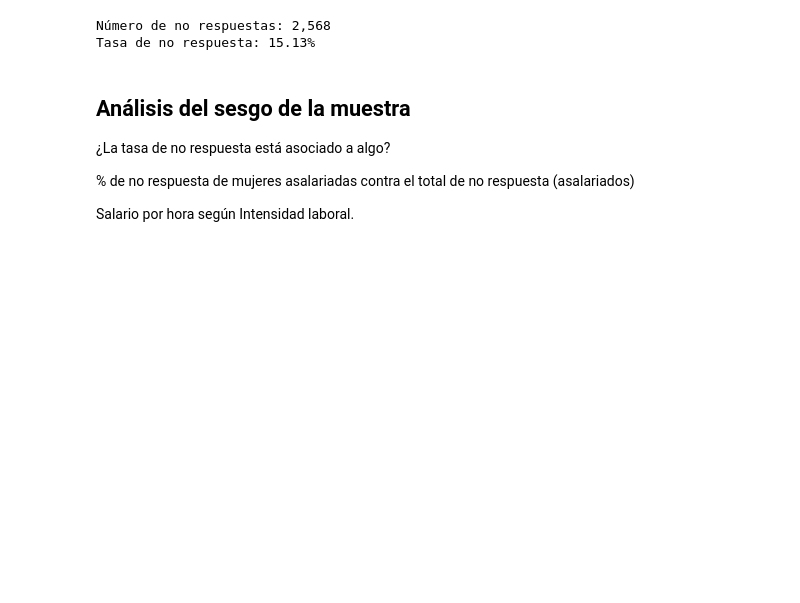
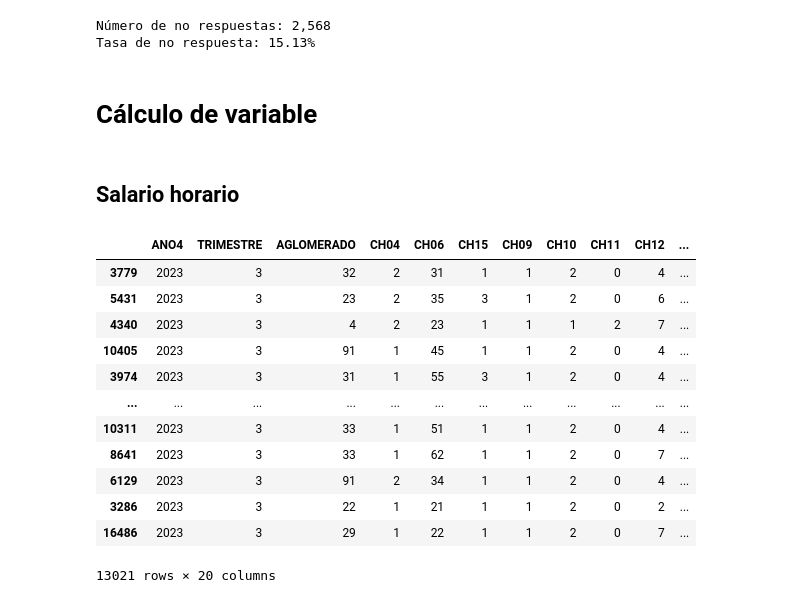
Before and after one commit to MartinBasualdo0/Curso-econometria-indec, a Jupyter notebook: procesamiento-eph.ipynb, the cells around one changed output. Drawn from its saved outputs; the diff is of its cells as text; code cells hidden in the pictures; blank space fills up the shorter version.

Commit message:
avance outliers y salario horario

```diff
--- a/procesamiento-eph.ipynb
+++ b/procesamiento-eph.ipynb
@@ -5,7 +7,6 @@ from src.constantes import columnas_relevantes_eph
 pd.set_option('display.max_colwidth', 3000)
 # %%
 df = pd.read_csv("datos-eph/usu_individual_T323.txt", sep=";", low_memory=False,
-                 dtype={"PP04D_COD":str,
-                        "CH04":str})[columnas_relevantes_eph]
-# df = df[df["INTENSI"] == 2].reset_index(drop=True) # Ocupados plenos
+                 dtype={"PP04D_COD":str, "CH04":str, "INTENSI":str})[columnas_relevantes_eph]
+# df = df[df["INTENSI"] == "2"].reset_index(drop=True) # Ocupados plenos
 df = df[df["CAT_OCUP"] == 3].reset_index(drop = True) #"Obreros y empleados"
@@ -17,11 +26,3 @@ print(f"Número de no respuestas: {no_respuesta:,.0f}\nTasa de no respuesta: {ta
 # %% [output]
 Número de no respuestas: 2,568
 Tasa de no respuesta: 15.13%
-# %% [markdown]
-## Análisis del sesgo de la muestra
-
-¿La tasa de no respuesta está asociado a algo?
-
-% de no respuesta de mujeres asalariadas contra el total de no respuesta (asalariados)
-
-Salario por hora según Intensidad laboral.
@@ -28 +38,25 @@ Salario por hora según Intensidad laboral.
+# %% [markdown]
+# Cálculo de variable
+# %%
+df = df[df["P21"] > 0] #Saco las no respuestas
+df = df[(df["PP3E_TOT"] > 0) & (df["PP3E_TOT"] < 999)]
+# %% [markdown]
+## Salario horario
+# %%
+df["Salario horario"] = df["P21"] / df["PP3E_TOT"]
+df.sort_values("Salario horario", ascending=False)
+# %% [output]
+|  | ANO4 | TRIMESTRE | AGLOMERADO | CH04 | CH06 | CH15 | CH09 | CH10 | CH11 | CH12 | ... |
+| 3779 | 2023 | 3 | 32 | 2 | 31 | 1 | 1 | 2 | 0 | 4 | ... |
+| 5431 | 2023 | 3 | 23 | 2 | 35 | 3 | 1 | 2 | 0 | 6 | ... |
+| 4340 | 2023 | 3 | 4 | 2 | 23 | 1 | 1 | 1 | 2 | 7 | ... |
+| 10405 | 2023 | 3 | 91 | 1 | 45 | 1 | 1 | 2 | 0 | 4 | ... |
+| 3974 | 2023 | 3 | 31 | 1 | 55 | 3 | 1 | 2 | 0 | 4 | ... |
+| ... | ... | ... | ... | ... | ... | ... | ... | ... | ... | ... | ... |
+| 10311 | 2023 | 3 | 33 | 1 | 51 | 1 | 1 | 2 | 0 | 4 | ... |
+| 8641 | 2023 | 3 | 33 | 1 | 62 | 1 | 1 | 2 | 0 | 7 | ... |
+| 6129 | 2023 | 3 | 91 | 2 | 34 | 1 | 1 | 2 | 0 | 4 | ... |
+| 3286 | 2023 | 3 | 22 | 1 | 21 | 1 | 1 | 2 | 0 | 2 | ... |
+| 16486 | 2023 | 3 | 29 | 1 | 22 | 1 | 1 | 2 | 0 | 7 | ... |
+13021 rows × 20 columns
 # %%
```
Also changed, not shown: parts of 7 cells of this notebook, 1 other file.
